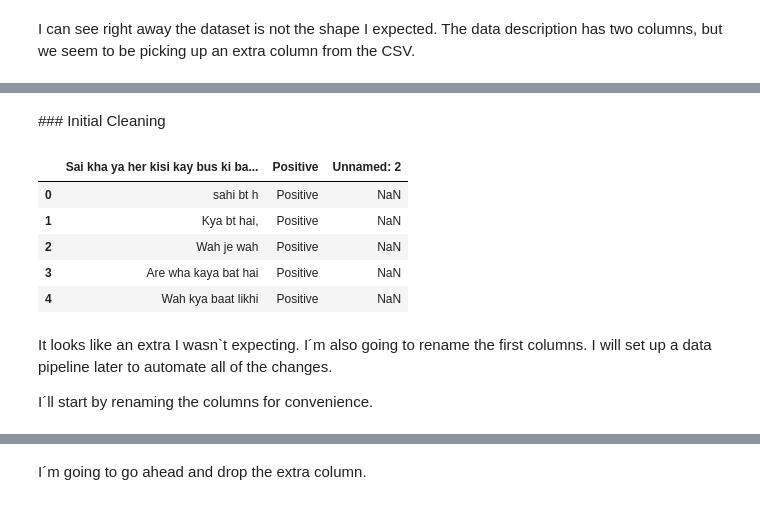
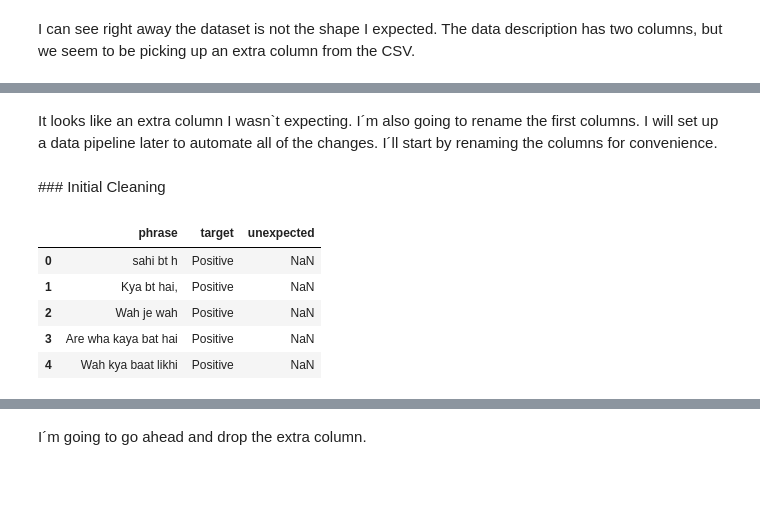
Before and after one commit to bryanfree66/AIPND_image_classification, a Jupyter notebook: sentiment_analysis_sample.ipynb, the cells around one changed output, grey strips where cells are left out. Cells and saved outputs as stored; diff of their text form; code cells hidden in the pictures.

```diff
--- a/sentiment_analysis_sample.ipynb
+++ b/sentiment_analysis_sample.ipynb
@@ -42,16 +52,17 @@ train_split = .8
 # %% [markdown]
 ### Load the Data
 # %%
+%%time
 # Use session storage
-original_data = pd.read_csv('/content/data/roman_urdu/Roman Urdu DataSet.csv',
-                            encoding='utf8')
+#df = pd.read_csv('/content/data/roman_urdu/Roman Urdu DataSet.csv',
+#                 encoding='utf8')
 
 # Use Google Drive
-# original_data = pd.read_csv('/content/drive/My Drive/working_data/roman_urdu/Roman Urdu DataSet.csv',
-#                            encoding='utf8')
+df = pd.read_csv('/content/drive/My Drive/working_data/roman_urdu/Roman Urdu DataSet.csv',
+                 encoding='utf8')
 
 # Save a clean copy for later
-clean_copy = original_data.copy()
-print('Original data shape: {}'.format(original_data.shape))
+clean_copy = df.copy()
+print('Original data shape: {}'.format(df.shape))
 # %% [output]
 Original data shape: (20228, 3)
@@ -60,15 +82,16 @@ I can see right away the dataset is not the shape I expected. The data descripti
+# %% [markdown]
+It looks like an extra column I wasn`t expecting. I´m also going to rename the first columns. I will set up a data pipeline later to automate all of the changes.  I´ll start by renaming the columns for convenience.
 # %% [markdown]
 ### Initial Cleaning
+# %%
+colunm_names = ['phrase','target','unexpected']
+df.columns = colunm_names
 # %%
-original_data.head()
+df.head()
 # %% [output]
-|  | Sai kha ya her kisi kay bus ki ba... | Positive | Unnamed: 2 |
+|  | phrase | target | unexpected |
 | 0 | sahi bt h | Positive | NaN |
 | 1 | Kya bt hai, | Positive | NaN |
 | 2 | Wah je wah | Positive | NaN |
 | 3 | Are wha kaya bat hai | Positive | NaN |
 | 4 | Wah kya baat likhi | Positive | NaN |
-# %% [markdown]
-It looks like an extra I wasn`t expecting. I´m also going to rename the first columns. I will set up a data pipeline later to automate all of the changes.
-
-I´ll start by renaming the columns for convenience.
```
Also changed, not shown: parts of 48 cells of this notebook.
